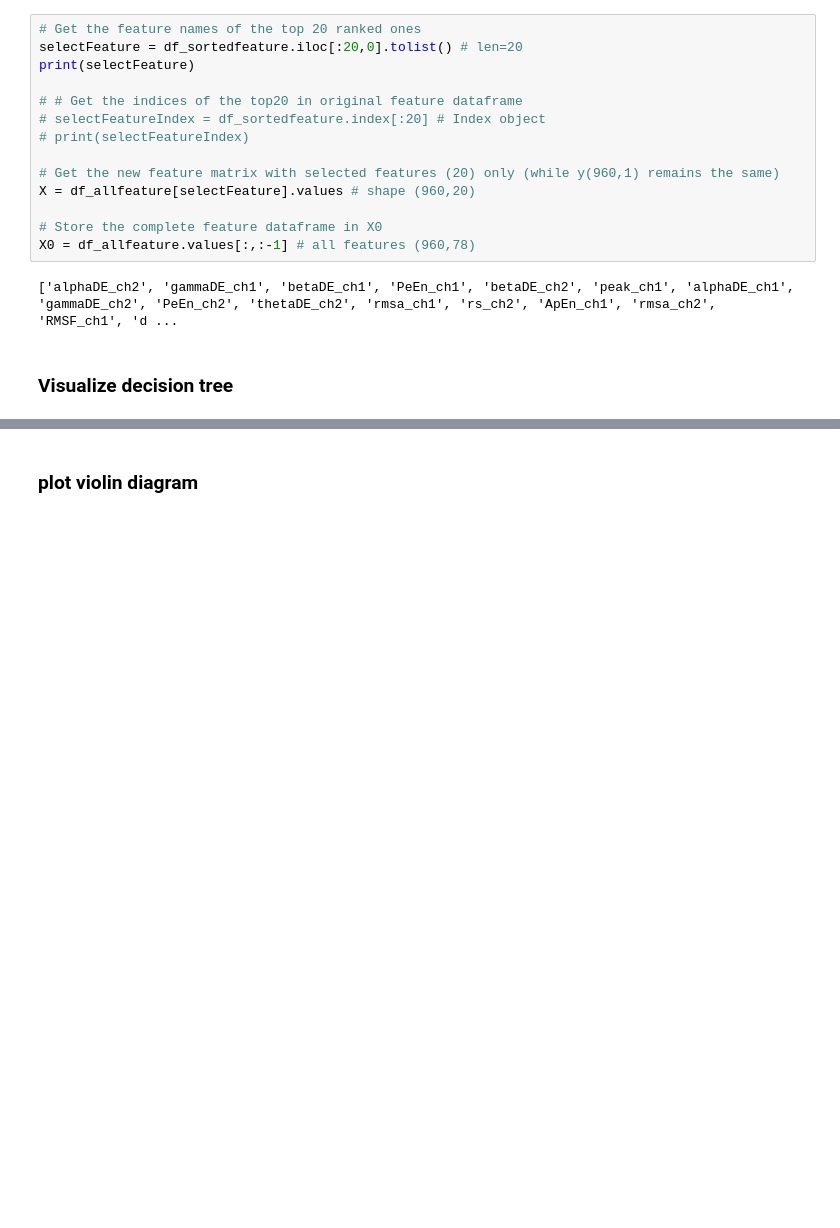
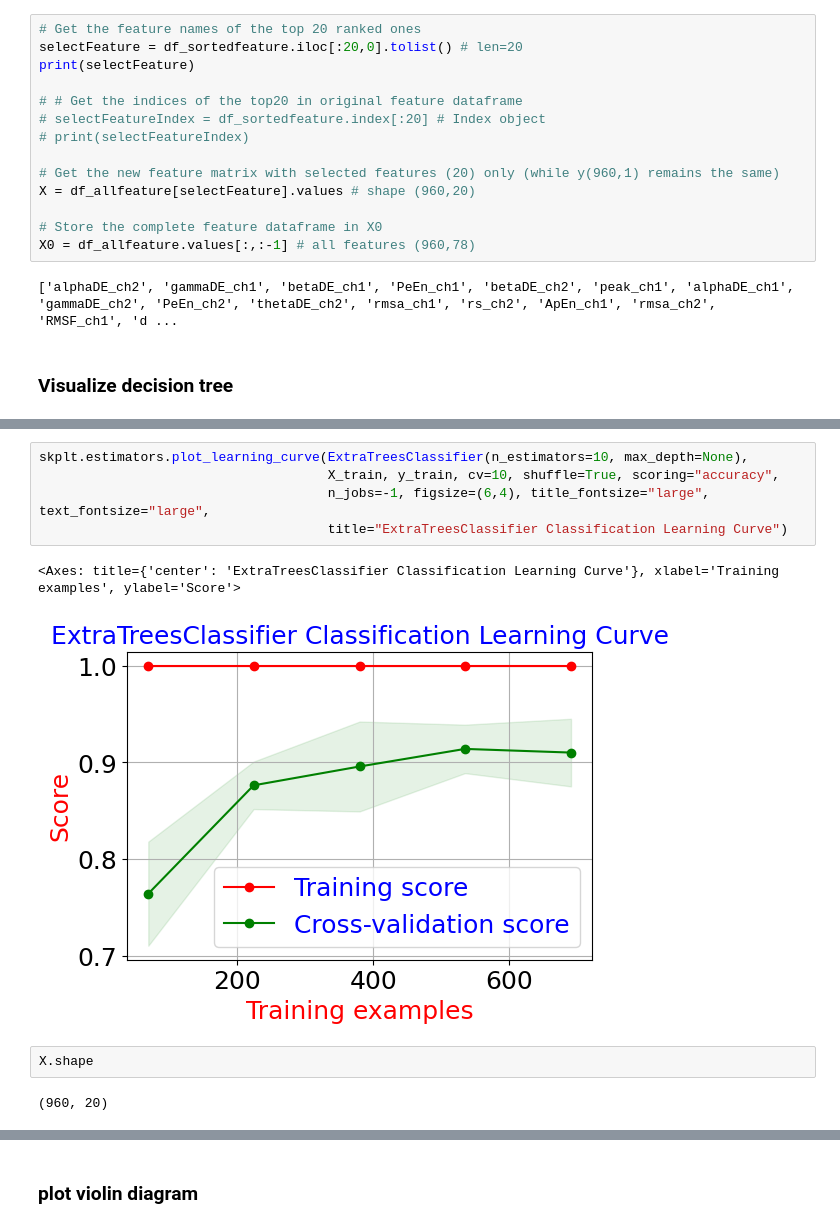
Before and after one commit to inachenyx/painClassify, a Jupyter notebook: painClass.ipynb, the cells around one changed output, grey strips where cells are left out. Saved outputs shown, nothing was run; the diff lists cells and outputs as text; blank space fills up the shorter version.

```diff
--- a/painClass.ipynb
+++ b/painClass.ipynb
@@ -252,0 +326,12 @@ plt.rcParams['axes.labelcolor'] = 'red'  # 设置坐标轴标签颜色
+# %%
+skplt.estimators.plot_learning_curve(ExtraTreesClassifier(n_estimators=10, max_depth=None),
+                                     X_train, y_train, cv=10, shuffle=True, scoring="accuracy",
+                                     n_jobs=-1, figsize=(6,4), title_fontsize="large", text_fontsize="large",
+                                     title="ExtraTreesClassifier Classification Learning Curve")
+# %% [output]
+<Axes: title={'center': 'ExtraTreesClassifier Classification Learning Curve'}, xlabel='Training examples', ylabel='Score'>
+[figure, added]
+# %%
+X.shape
+# %% [output]
+(960, 20)
```
Also changed, not shown: parts of 23 cells of this notebook.
